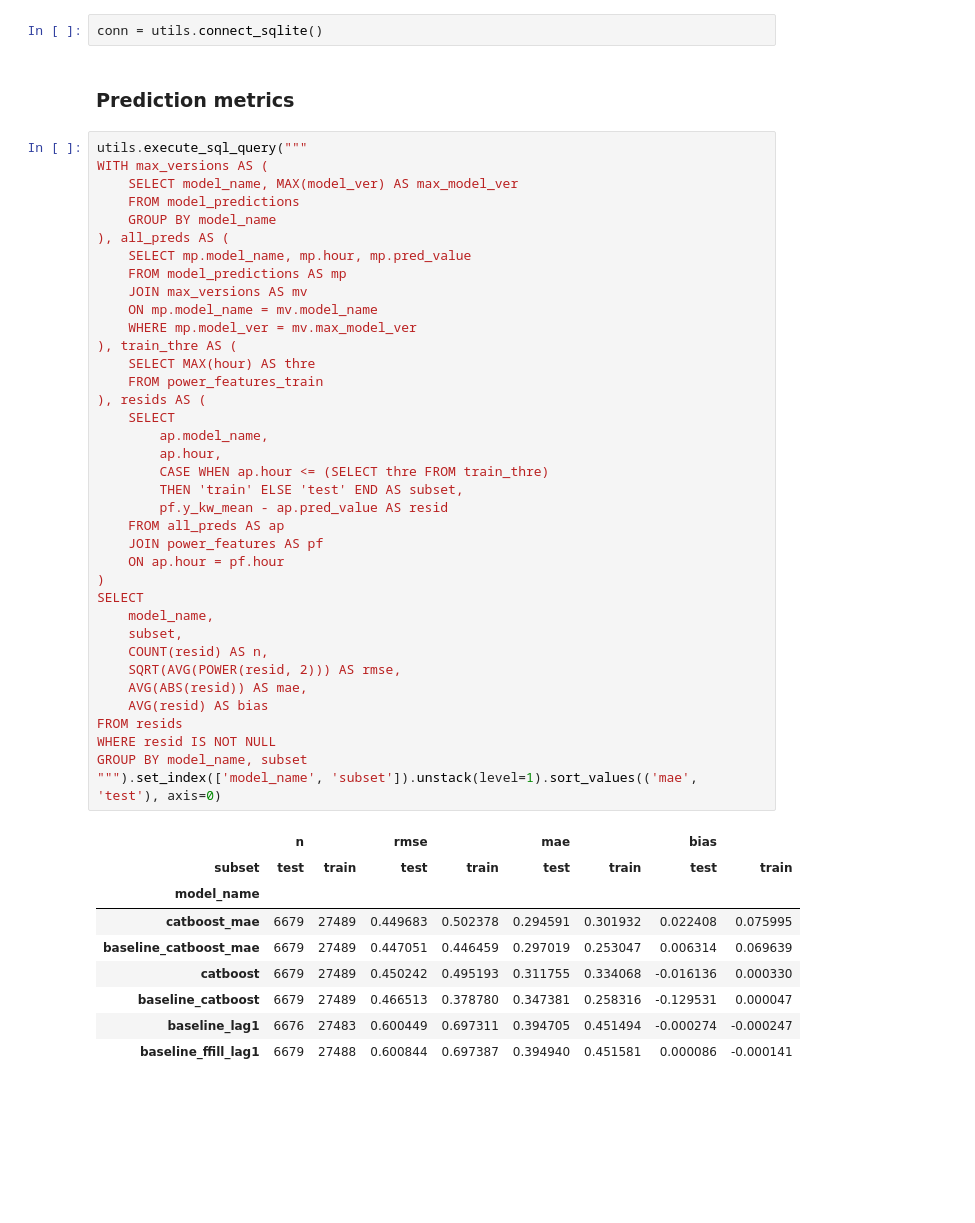
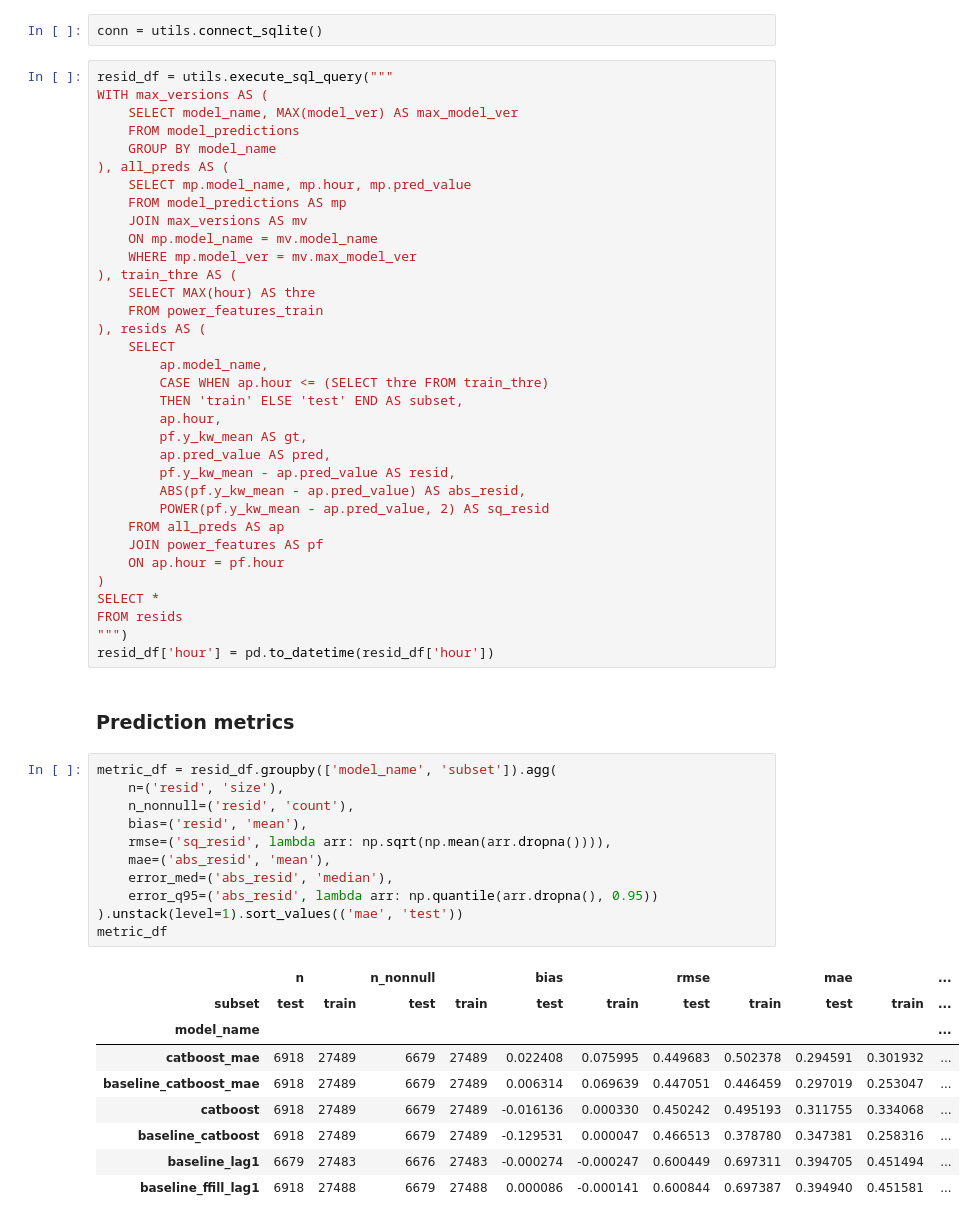
Before and after one commit to sysakm/housepower, a Jupyter notebook: report.ipynb, the cells around one changed output. Drawn from its saved outputs; the diff is of its cells as text; blank space fills up the shorter version.

```diff
--- a/report.ipynb
+++ b/report.ipynb
@@ -2,10 +6,8 @@
 from py import sqlite_utils as utils
 # %%
 conn = utils.connect_sqlite()
-# %% [markdown]
-### Prediction metrics
 # %%
-utils.execute_sql_query("""
+resid_df = utils.execute_sql_query("""
 WITH max_versions AS (
     SELECT model_name, MAX(model_ver) AS max_model_ver
     FROM model_predictions
@@ -22,32 +24,42 @@ WITH max_versions AS (
 ), resids AS (
     SELECT
         ap.model_name,
-        ap.hour,
         CASE WHEN ap.hour <= (SELECT thre FROM train_thre)
         THEN 'train' ELSE 'test' END AS subset,
-        pf.y_kw_mean - ap.pred_value AS resid
+        ap.hour,
+        pf.y_kw_mean AS gt,
+        ap.pred_value AS pred,
+        pf.y_kw_mean - ap.pred_value AS resid,
+        ABS(pf.y_kw_mean - ap.pred_value) AS abs_resid,
+        POWER(pf.y_kw_mean - ap.pred_value, 2) AS sq_resid
     FROM all_preds AS ap
     JOIN power_features AS pf
     ON ap.hour = pf.hour
 )
-SELECT
-    model_name,
-    subset,
-    COUNT(resid) AS n,
-    SQRT(AVG(POWER(resid, 2))) AS rmse,
-    AVG(ABS(resid)) AS mae,
-    AVG(resid) AS bias
+SELECT *
 FROM resids
-WHERE resid IS NOT NULL
-GROUP BY model_name, subset
-""").set_index(['model_name', 'subset']).unstack(level=1).sort_values(('mae', 'test'), axis=0)
+""")
+resid_df['hour'] = pd.to_datetime(resid_df['hour'])
-# %% [output]
-|  | n |  | rmse |  | mae |  | bias |  |
-| subset | test | train | test | train | test | train | test | train |
-| model_name |  |  |  |  |  |  |  |  |
-| catboost_mae | 6679 | 27489 | 0.449683 | 0.502378 | 0.294591 | 0.301932 | 0.022408 | 0.075995 |
-| baseline_catboost_mae | 6679 | 27489 | 0.447051 | 0.446459 | 0.297019 | 0.253047 | 0.006314 | 0.069639 |
-| catboost | 6679 | 27489 | 0.450242 | 0.495193 | 0.311755 | 0.334068 | -0.016136 | 0.000330 |
-| baseline_catboost | 6679 | 27489 | 0.466513 | 0.378780 | 0.347381 | 0.258316 | -0.129531 | 0.000047 |
-| baseline_lag1 | 6676 | 27483 | 0.600449 | 0.697311 | 0.394705 | 0.451494 | -0.000274 | -0.000247 |
-| baseline_ffill_lag1 | 6679 | 27488 | 0.600844 | 0.697387 | 0.394940 | 0.451581 | 0.000086 | -0.000141 |
+# %% [markdown]
+### Prediction metrics
+# %%
+metric_df = resid_df.groupby(['model_name', 'subset']).agg(
+    n=('resid', 'size'),
+    n_nonnull=('resid', 'count'),
+    bias=('resid', 'mean'),
+    rmse=('sq_resid', lambda arr: np.sqrt(np.mean(arr.dropna()))),
+    mae=('abs_resid', 'mean'),
+    error_med=('abs_resid', 'median'),
+    error_q95=('abs_resid', lambda arr: np.quantile(arr.dropna(), 0.95))
+).unstack(level=1).sort_values(('mae', 'test'))
+metric_df
+# %% [output]
+|  | n |  | n_nonnull |  | bias |  | rmse |  | mae |  | ... |
+| subset | test | train | test | train | test | train | test | train | test | train | ... |
+| model_name |  |  |  |  |  |  |  |  |  |  | ... |
+| catboost_mae | 6918 | 27489 | 6679 | 27489 | 0.022408 | 0.075995 | 0.449683 | 0.502378 | 0.294591 | 0.301932 | ... |
+| baseline_catboost_mae | 6918 | 27489 | 6679 | 27489 | 0.006314 | 0.069639 | 0.447051 | 0.446459 | 0.297019 | 0.253047 | ... |
+| catboost | 6918 | 27489 | 6679 | 27489 | -0.016136 | 0.000330 | 0.450242 | 0.495193 | 0.311755 | 0.334068 | ... |
+| baseline_catboost | 6918 | 27489 | 6679 | 27489 | -0.129531 | 0.000047 | 0.466513 | 0.378780 | 0.347381 | 0.258316 | ... |
+| baseline_lag1 | 6679 | 27483 | 6676 | 27483 | -0.000274 | -0.000247 | 0.600449 | 0.697311 | 0.394705 | 0.451494 | ... |
+| baseline_ffill_lag1 | 6918 | 27488 | 6679 | 27488 | 0.000086 | -0.000141 | 0.600844 | 0.697387 | 0.394940 | 0.451581 | ... |
```
Also changed, not shown: parts of 6 cells of this notebook.
